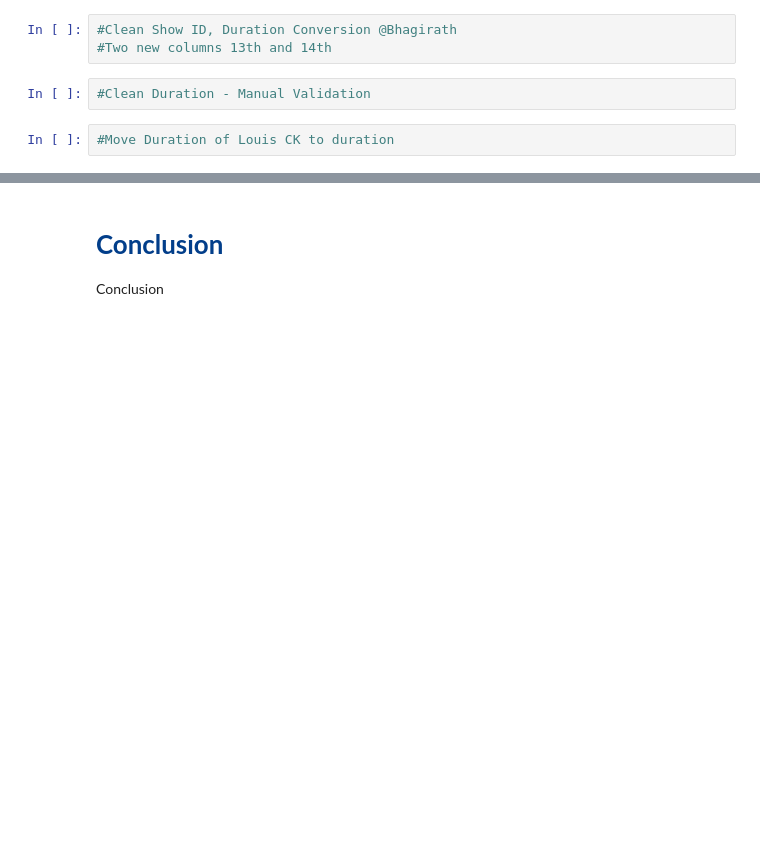
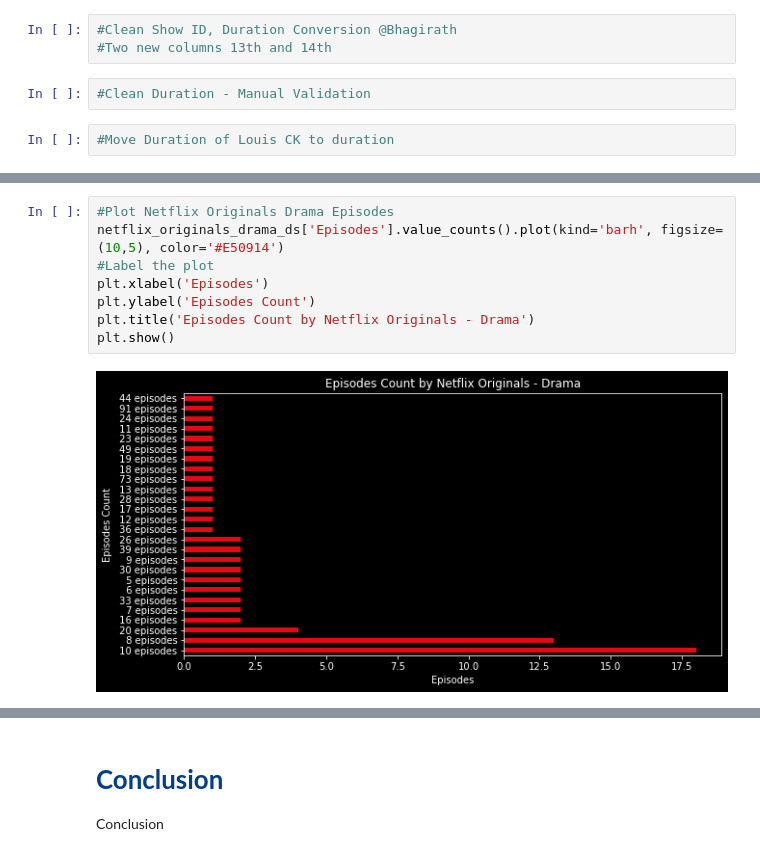
Before and after one commit to bhagirathbhard/Analysis-Netflix-Content-Library, a Jupyter notebook: A7_Netflix_Content_Analysis.ipynb, the cells around one changed output, grey strips where cells are left out. Cells and saved outputs as stored; diff of their text form; blank space fills up the shorter version.

```diff
--- a/A7_Netflix_Content_Analysis.ipynb
+++ b/A7_Netflix_Content_Analysis.ipynb
@@ -358,0 +454,10 @@ Are they producing more seasons for their original shows now?
+# %%
+#Plot Netflix Originals Drama Episodes
+netflix_originals_drama_ds['Episodes'].value_counts().plot(kind='barh', figsize=(10,5), color='#E50914')
+#Label the plot
+plt.xlabel('Episodes')
+plt.ylabel('Episodes Count')
+plt.title('Episodes Count by Netflix Originals - Drama')
+plt.show()
+# %% [output]
+[figure, added]
```
Also changed, not shown: parts of 36 cells of this notebook.
